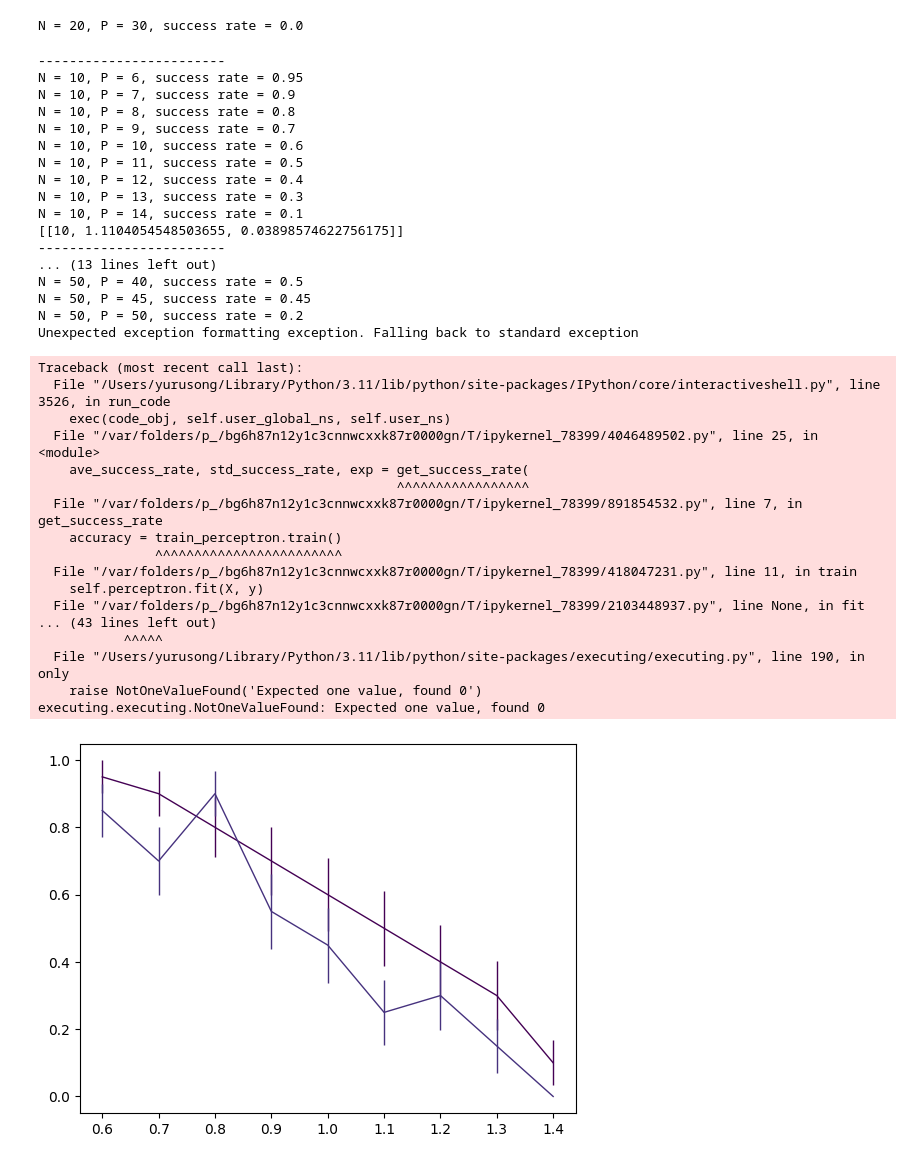
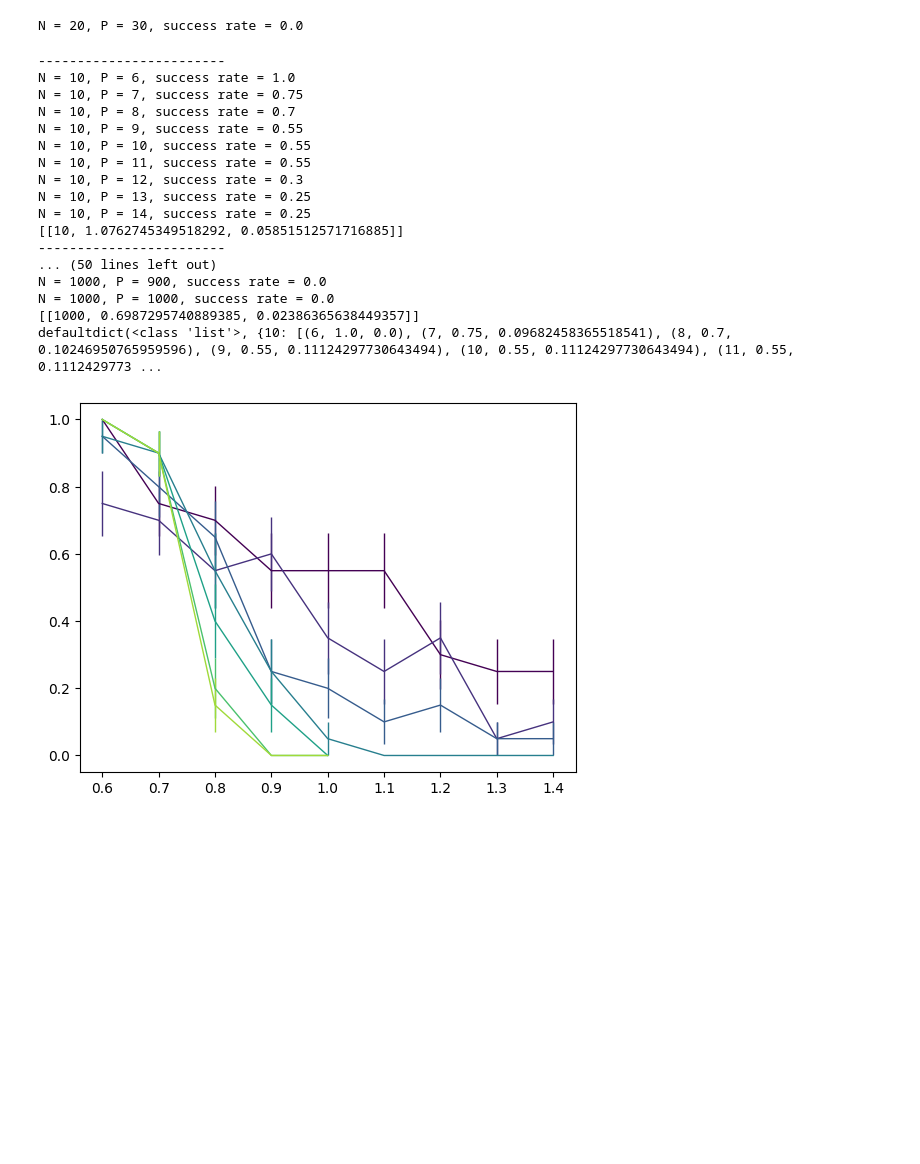
Before and after one commit to london-and-tequila/parallel_synapse_capacity, a Jupyter notebook: perceptron_capacity_sign_constrained.ipynb, the cells around one changed output. Saved outputs shown, nothing was run; the diff lists cells and outputs as text; code cells hidden in the pictures; blank space fills up the shorter version.

Commit message:
perceptron capacity

```diff
--- a/perceptron_capacity_sign_constrained.ipynb
+++ b/perceptron_capacity_sign_constrained.ipynb
@@ -115,12 +121,7 @@ print(
 N = 20, P = 30, success rate = 0.0
 # %%
 # plot capacity
-import pickle
-import random
-from collections import defaultdict
 
-import matplotlib.pyplot as plt
-from sklearn.linear_model import LogisticRegression
 
 success_rate = defaultdict(list)
 experi = {}
@@ -134,9 +135,9 @@ for N in N_values:
     if N < 200:
         min_N, max_N, step = int(N * 0.6), int(N * 1.4) + 1, int(N * 0.1)
     elif N < 500:
-        min_N, max_N, step = int(N * 0.7), int(N * 1) + 1, int(N * 0.1)
+        min_N, max_N, step = int(N * 0.6), int(N * 1) + 1, int(N * 0.1)
     else:
-        min_N, max_N, step = int(N * 0.7), int(N * 1) + 1, int(N * 0.1)
+        min_N, max_N, step = int(N * 0.6), int(N * 1) + 1, int(N * 0.1)
     for P in range(min_N, max_N, step):
         ave_success_rate, std_success_rate, exp = get_success_rate(
             num_samples=P, num_features=N
@@ -180,63 +181,46 @@ for N in N_values:
     capacity.append([N, np.nanmean(np.array(psedoC)), np.nanstd(np.array(psedoC))])
 
     plt.errorbar(
         np.array(list(experi[N].keys())) / N,
         [np.mean(np.array(experi[N][P])) for P in experi[N]],
         yerr=[
             np.std(np.array(experi[N][P])) / np.sqrt(len(experi[N][P]))
             for P in experi[N]
         ],
         label="N=" + str(N),
         linewidth=1,
         color=colors[N],
     )
     print(capacity)
     with open("perceptron_sign_constrained_capacity.pkl", "wb") as f:
         pickle.dump(capacity, f)
 
     # plt.errorbar(
     #     [np.array(psedoC).mean()],
     #     [0.5],
     #     xerr=np.array(psedoC).std(),
     #     fmt="o",
     #     linewidth=2,
     #     capsize=2,
     #     color=colors[N],
     # )
 print(success_rate)
 # %% [output]
 ------------------------
-N = 10, P = 6, success rate = 0.95
-N = 10, P = 7, success rate = 0.9
-N = 10, P = 8, success rate = 0.8
-N = 10, P = 9, success rate = 0.7
-N = 10, P = 10, success rate = 0.6
-N = 10, P = 11, success rate = 0.5
-N = 10, P = 12, success rate = 0.4
-N = 10, P = 13, success rate = 0.3
-N = 10, P = 14, success rate = 0.1
-[[10, 1.1104054548503655, 0.03898574622756175]]
+N = 10, P = 6, success rate = 1.0
+N = 10, P = 7, success rate = 0.75
+N = 10, P = 8, success rate = 0.7
+N = 10, P = 9, success rate = 0.55
+N = 10, P = 10, success rate = 0.55
+N = 10, P = 11, success rate = 0.55
+N = 10, P = 12, success rate = 0.3
+N = 10, P = 13, success rate = 0.25
+N = 10, P = 14, success rate = 0.25
+[[10, 1.0762745349518292, 0.05851512571716885]]
 ------------------------
-... (13 lines left out)
-N = 50, P = 40, success rate = 0.5
-N = 50, P = 45, success rate = 0.45
-N = 50, P = 50, success rate = 0.2
-Unexpected exception formatting exception. Falling back to standard exception
+... (50 lines left out)
+N = 1000, P = 900, success rate = 0.0
+N = 1000, P = 1000, success rate = 0.0
+[[1000, 0.6987295740889385, 0.02386365638449357]]
+defaultdict(<class 'list'>, {10: [(6, 1.0, 0.0), (7, 0.75, 0.09682458365518541), (8, 0.7, 0.10246950765959596), (9, 0.55, 0.11124297730643494), (10, 0.55, 0.11124297730643494), (11, 0.55, 0.1112429773 ...
-Traceback (most recent call last):
-  File "/Users/yurusong/Library/Python/3.11/lib/python/site-packages/IPython/core/interactiveshell.py", line 3526, in run_code
-    exec(code_obj, self.user_global_ns, self.user_ns)
-  File "/var/folders/p_/bg6h87n12y1c3cnnwcxxk87r0000gn/T/ipykernel_78399/4046489502.py", line 25, in <module>
-    ave_success_rate, std_success_rate, exp = get_success_rate(
-                                              ^^^^^^^^^^^^^^^^^
-  File "/var/folders/p_/bg6h87n12y1c3cnnwcxxk87r0000gn/T/ipykernel_78399/891854532.py", line 7, in get_success_rate
-    accuracy = train_perceptron.train()
-               ^^^^^^^^^^^^^^^^^^^^^^^^
-  File "/var/folders/p_/bg6h87n12y1c3cnnwcxxk87r0000gn/T/ipykernel_78399/418047231.py", line 11, in train
-    self.perceptron.fit(X, y)
-  File "/var/folders/p_/bg6h87n12y1c3cnnwcxxk87r0000gn/T/ipykernel_78399/2103448937.py", line None, in fit
-... (43 lines left out)
-           ^^^^^
-  File "/Users/yurusong/Library/Python/3.11/lib/python/site-packages/executing/executing.py", line 190, in only
-    raise NotOneValueFound('Expected one value, found 0')
-executing.executing.NotOneValueFound: Expected one value, found 0
-[figure, old version]
+[figure, new version]
```
Also changed, not shown: parts of 3 cells of this notebook, 1 other file.
